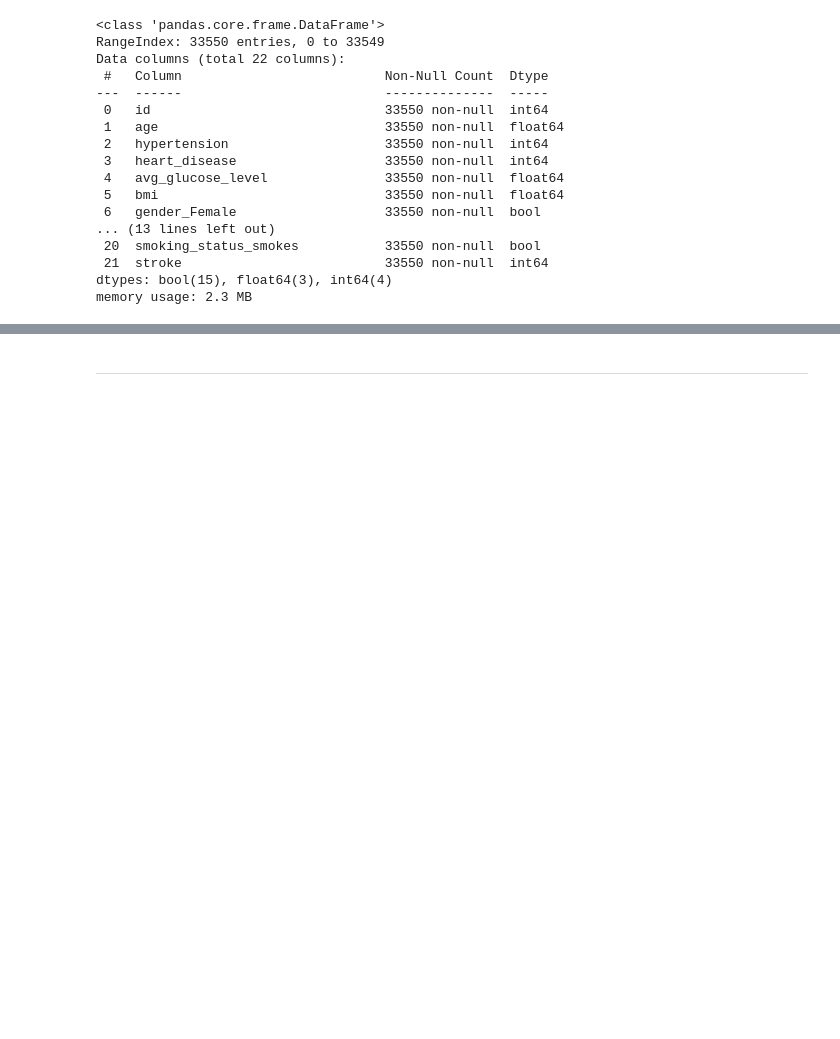
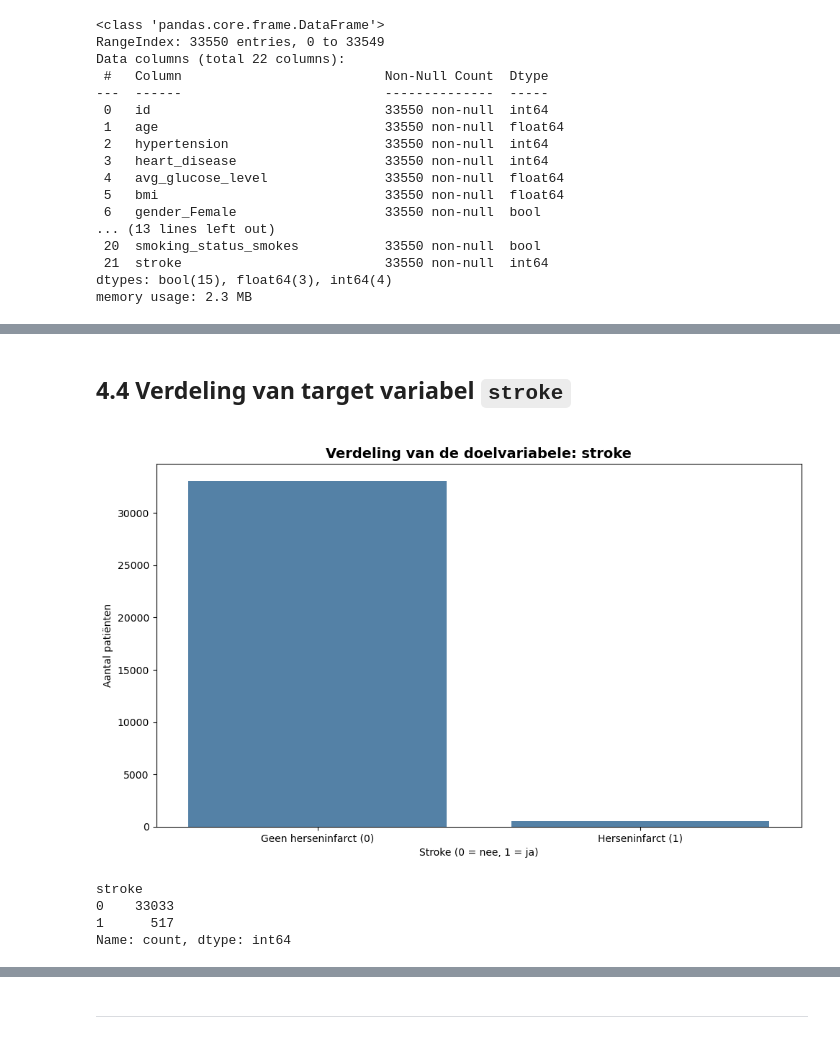
Before and after one commit to RobinDjerahian/Machine-Learning, a Jupyter notebook: Portofolio 1.ipynb, the cells around one changed output, grey strips where cells are left out. Cells and saved outputs as stored; diff of their text form; code cells hidden in the pictures; blank space fills up the shorter version.

```diff
--- a/Portofolio 1.ipynb
+++ b/Portofolio 1.ipynb
@@ -283,3 +283,32 @@ display(train_df.describe(include="all"))
 | 50% | 36862.000000 | 43.000000 | 0.000000 | 0.000000 | 91.320000 | 27.700000 | NaN | NaN | ... |
 | 75% | 54757.500000 | 59.000000 | 0.000000 | 0.000000 | 111.437500 | 32.800000 | NaN | NaN | ... |
 | max | 72943.000000 | 82.000000 | 1.000000 | 1.000000 | 281.590000 | 97.600000 | NaN | NaN | ... |
+# %% [markdown]
+<div style="font-family: 'Times New Roman', serif; line-height: 1.3;">
+
+## 4.4 Verdeling van target variabel `stroke`
+# %%
+# Verdeling van de target kolom
+import matplotlib.pyplot as plt
+import seaborn as sns
+
+plt.figure(figsize=(10, 6))
+sns.countplot(
+    x="stroke",
+    data=train_df,
+    color="steelblue"
+)
+
+plt.title("Verdeling van de doelvariabele: stroke", fontsize=14, fontweight="bold")
+plt.xlabel("Stroke (0 = nee, 1 = ja)")
+plt.ylabel("Aantal patiënten")
+plt.xticks([0, 1], ["Geen herseninfarct (0)", "Herseninfarct (1)"])
+plt.tight_layout()
+plt.show()
+train_df['stroke'].value_counts()
+# %% [output]
+[figure, added]
+stroke
+0    33033
+1      517
+Name: count, dtype: int64
```
Also changed, not shown: parts of 18 cells of this notebook.
